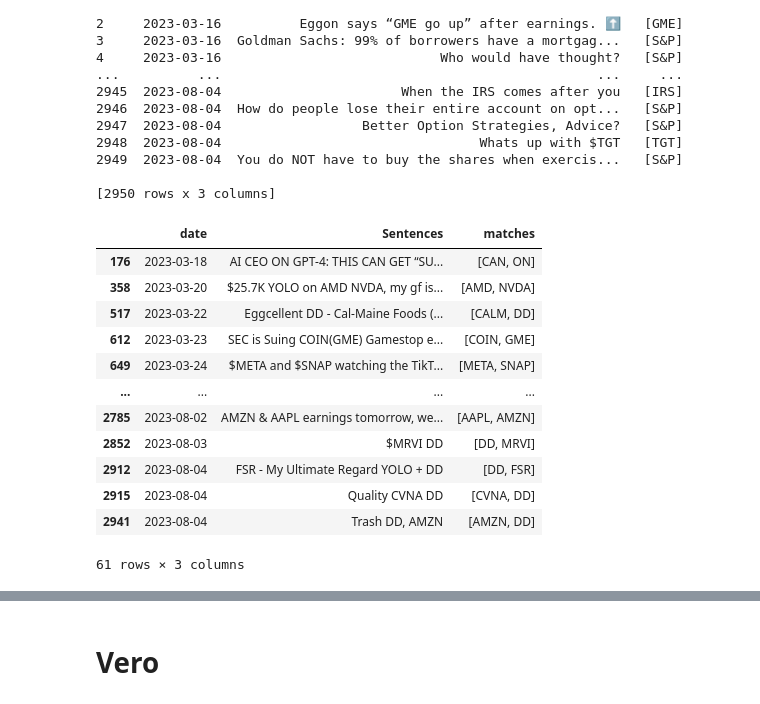
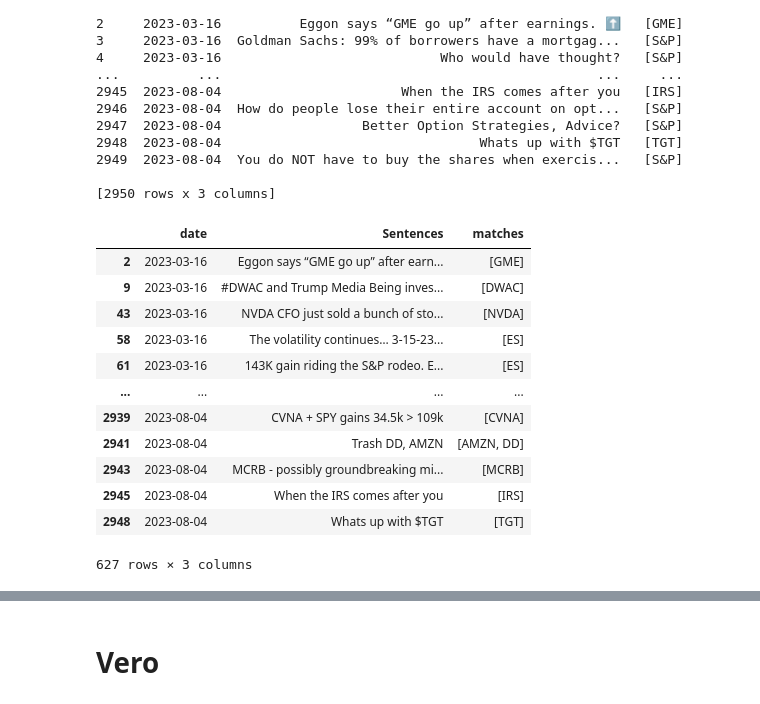
Before and after one commit to Christopher-jason/cjs-dissertation, a Jupyter notebook: Stocks/dissy_draft1.ipynb, the cells around one changed output, grey strips where cells are left out. Cells and saved outputs as stored; diff of their text form; code cells hidden in the pictures.

```diff
--- a/Stocks/dissy_draft1.ipynb
+++ b/Stocks/dissy_draft1.ipynb
@@ -176,21 +176,23 @@ hot_ticker = find_matches(hot_dict,symbols)
 [2950 rows x 3 columns]
 # %%
 #print all the matches which has more than one match from tickers
-hot_ticker[hot_ticker['matches'].apply(lambda x: len(x) > 1)]
+#hot_ticker[hot_ticker['matches'].apply(lambda x: len(x) > 1)]
+#print all the matches which are not 'S&P'
+hot_ticker[hot_ticker['matches'].apply(lambda x: x[0] != 'S&P')]
 # %% [output]
 |  | date | Sentences | matches |
-| 176 | 2023-03-18 | AI CEO ON GPT-4: THIS CAN GET “SU... | [CAN, ON] |
-| 358 | 2023-03-20 | $25.7K YOLO on AMD NVDA, my gf is... | [AMD, NVDA] |
-| 517 | 2023-03-22 | Eggcellent DD - Cal-Maine Foods (... | [CALM, DD] |
-| 612 | 2023-03-23 | SEC is Suing COIN(GME) Gamestop e... | [COIN, GME] |
-| 649 | 2023-03-24 | $META and $SNAP watching the TikT... | [META, SNAP] |
+| 2 | 2023-03-16 | Eggon says “GME go up” after earn... | [GME] |
+| 9 | 2023-03-16 | #DWAC and Trump Media Being inves... | [DWAC] |
+| 43 | 2023-03-16 | NVDA CFO just sold a bunch of sto... | [NVDA] |
+| 58 | 2023-03-16 | The volatility continues… 3-15-23... | [ES] |
+| 61 | 2023-03-16 | 143K gain riding the S&P rodeo. E... | [ES] |
 | ... | ... | ... | ... |
-| 2785 | 2023-08-02 | AMZN & AAPL earnings tomorrow, we... | [AAPL, AMZN] |
-| 2852 | 2023-08-03 | $MRVI DD | [DD, MRVI] |
-| 2912 | 2023-08-04 | FSR - My Ultimate Regard YOLO + DD | [DD, FSR] |
-| 2915 | 2023-08-04 | Quality CVNA DD | [CVNA, DD] |
+| 2939 | 2023-08-04 | CVNA + SPY gains 34.5k > 109k | [CVNA] |
 | 2941 | 2023-08-04 | Trash DD, AMZN | [AMZN, DD] |
+| 2943 | 2023-08-04 | MCRB - possibly groundbreaking mi... | [MCRB] |
+| 2945 | 2023-08-04 | When the IRS comes after you | [IRS] |
+| 2948 | 2023-08-04 | Whats up with $TGT | [TGT] |
-61 rows × 3 columns
+627 rows × 3 columns
 # %%
 def get_daily_ticker(ticker_df):
     # Group by "date" and aggregate unique matches as a list
```
Also changed, not shown: parts of 17 cells of this notebook, 2 other files.
